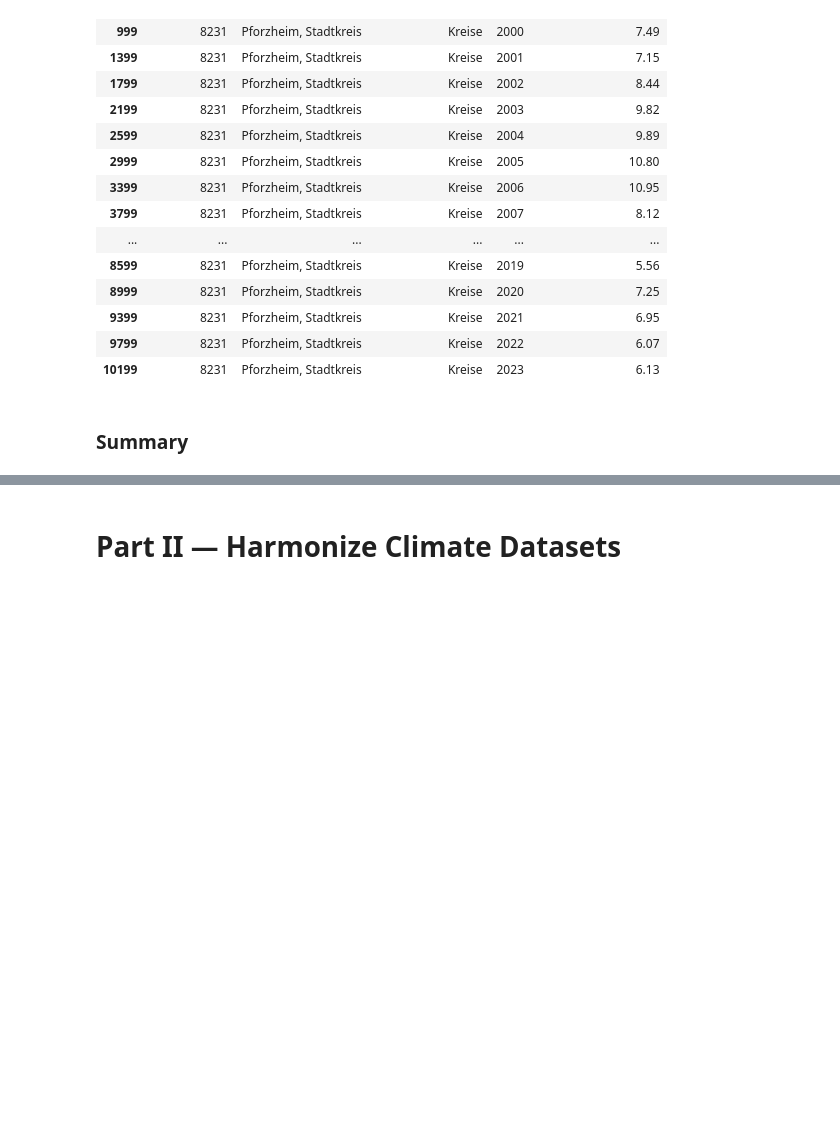
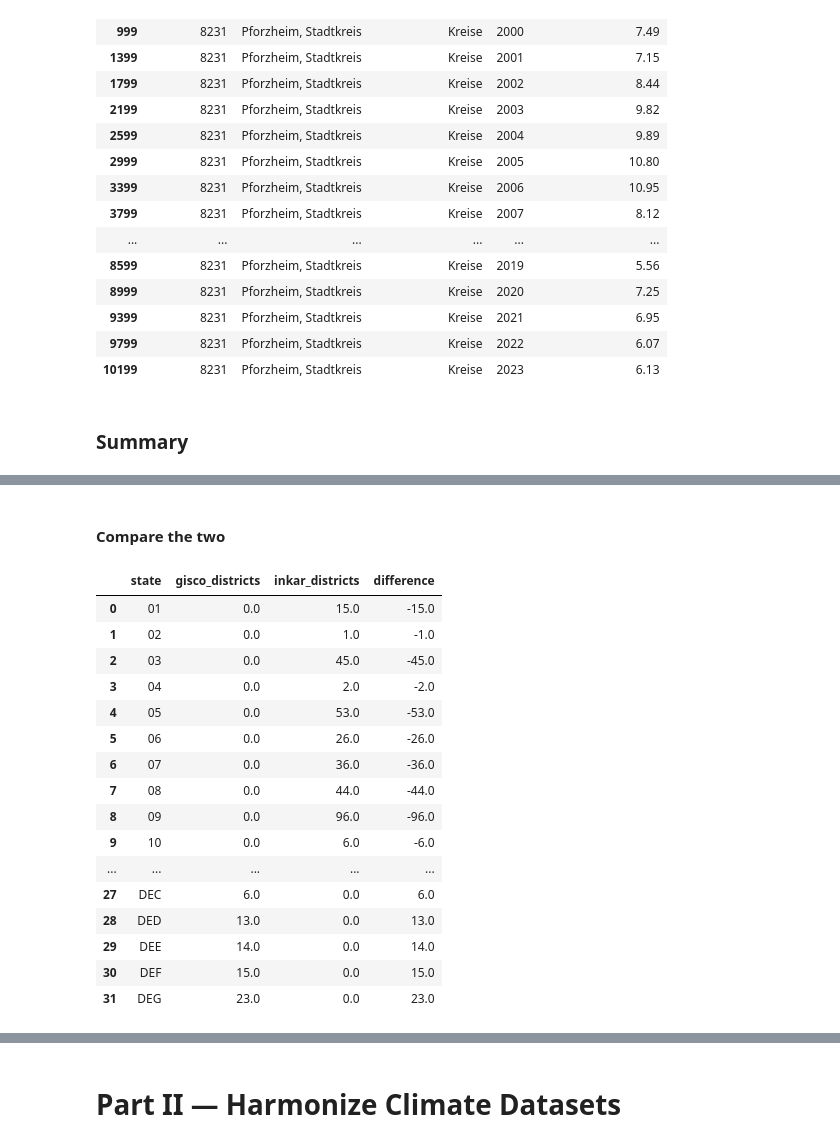
Before and after one commit to purityrima/climate-esg-risk-intelligence-germany, a Jupyter notebook: notebooks/08_climate_dataset_harmonization_nuts2_to_nuts3-kreise.ipynb, the cells around one changed output, grey strips where cells are left out. Drawn from its saved outputs; the diff is of its cells as text; code cells hidden in the pictures; blank space fills up the shorter version.

```diff
--- a/notebooks/08_climate_dataset_harmonization_nuts2_to_nuts3-kreise.ipynb
+++ b/notebooks/08_climate_dataset_harmonization_nuts2_to_nuts3-kreise.ipynb
@@ -690,0 +840,25 @@ The successful completion of this validation establishes the foundation for buil
+# %%
+# ==========================================================
+# District counts by Bundesland (INKAR AGS)
+# ==========================================================
+
+inkar_state_counts = (
+    unemployment[["district_code"]]
+    .drop_duplicates()
+    .assign(
+        state=lambda df: (
+            df["district_code"]
+            .astype(str)
+            .str.zfill(5)
+            .str[:2]
+        )
+    )
+    .groupby("state")
+    .size()
+    .reset_index(name="inkar_districts")
+    .sort_values("state")
+)
+
+display(inkar_state_counts)
+
+print("Total INKAR districts:", inkar_state_counts["inkar_districts"].sum())
@@ -690,0 +884,40 @@ The successful completion of this validation establishes the foundation for buil
+# %% [markdown]
+#### Compare the two
+# %%
+# ==========================================================
+# Compare GISCO vs INKAR district counts by Bundesland
+# ==========================================================
+
+comparison = (
+    gisco_state_counts.merge(
+        inkar_state_counts,
+        left_on="state",
+        right_on="state",
+        how="outer"
+    )
+    .fillna(0)
+)
+
+comparison["difference"] = (
+    comparison["gisco_districts"] - comparison["inkar_districts"]
+)
+
+display(comparison)
+# %% [output]
+|  | state | gisco_districts | inkar_districts | difference |
+| 0 | 01 | 0.0 | 15.0 | -15.0 |
+| 1 | 02 | 0.0 | 1.0 | -1.0 |
+| 2 | 03 | 0.0 | 45.0 | -45.0 |
+| 3 | 04 | 0.0 | 2.0 | -2.0 |
+| 4 | 05 | 0.0 | 53.0 | -53.0 |
+| 5 | 06 | 0.0 | 26.0 | -26.0 |
+| 6 | 07 | 0.0 | 36.0 | -36.0 |
+| 7 | 08 | 0.0 | 44.0 | -44.0 |
+| 8 | 09 | 0.0 | 96.0 | -96.0 |
+| 9 | 10 | 0.0 | 6.0 | -6.0 |
+| ... | ... | ... | ... | ... |
+| 27 | DEC | 6.0 | 0.0 | 6.0 |
+| 28 | DED | 13.0 | 0.0 | 13.0 |
+| 29 | DEE | 14.0 | 0.0 | 14.0 |
+| 30 | DEF | 15.0 | 0.0 | 15.0 |
+| 31 | DEG | 23.0 | 0.0 | 23.0 |
```
Also changed, not shown: parts of 48 cells of this notebook, 2 other files.
